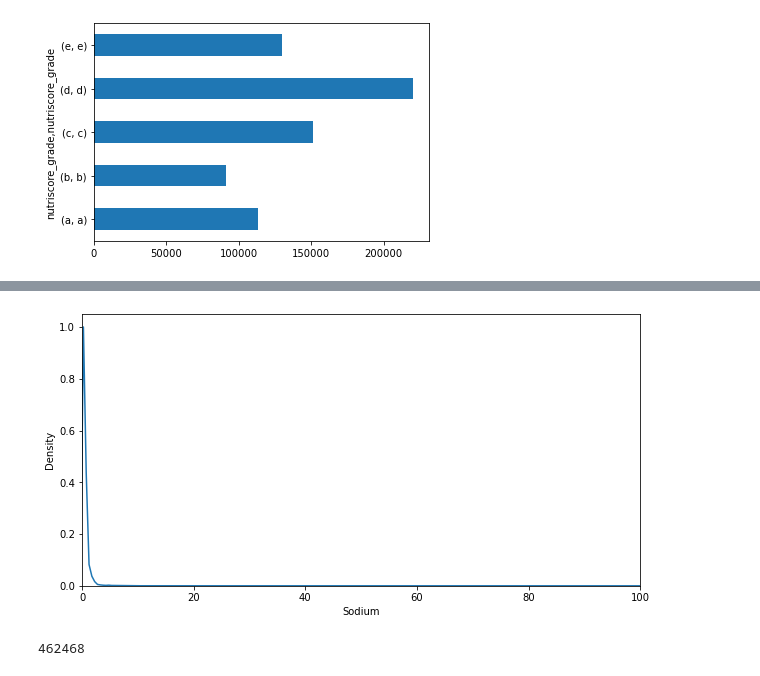
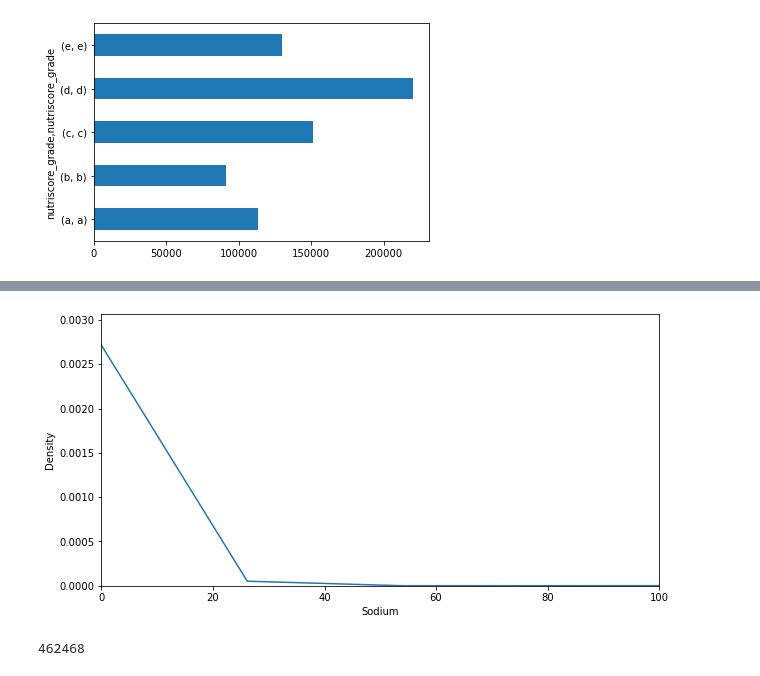
Before and after one commit to benprieur/Jupyter, a Jupyter notebook: Projet 2.ipynb, the cells around one changed output, grey strips where cells are left out. Cells and saved outputs as stored; diff of their text form; code cells hidden in the pictures.

```diff
--- a/Projet 2.ipynb
+++ b/Projet 2.ipynb
@@ -143,14 +136,13 @@ plt.show()
 # %%
 import seaborn as sns
 plt.figure(figsize=(10,5))
 plt.xlim(0,100)
 plt.xlabel('Sodium')
 plt.ylabel('Density')
-dft = df_nutriscore.query("sodium_100g >= 0 and sodium_100g <= 100")
-sns.kdeplot(dft['sodium_100g'])
+sns.kdeplot(df_nutriscore['sodium_100g'])
 plt.show()
 # %% [output]
-[figure, old version]
+[figure, new version]
 # %%
 # Une incursion du côté du nova group
 df_nutriscore_nova = df_nutriscore[ df_nutriscore['nova_group'].notna() ]
```
Also changed, not shown: parts of 30 cells of this notebook.
